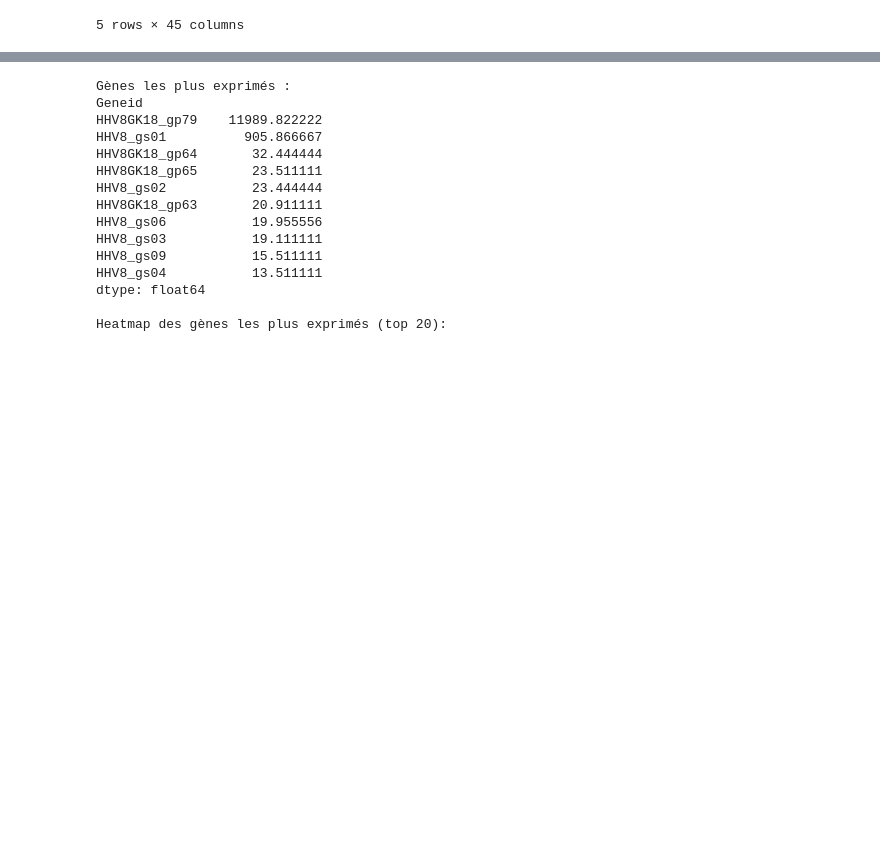
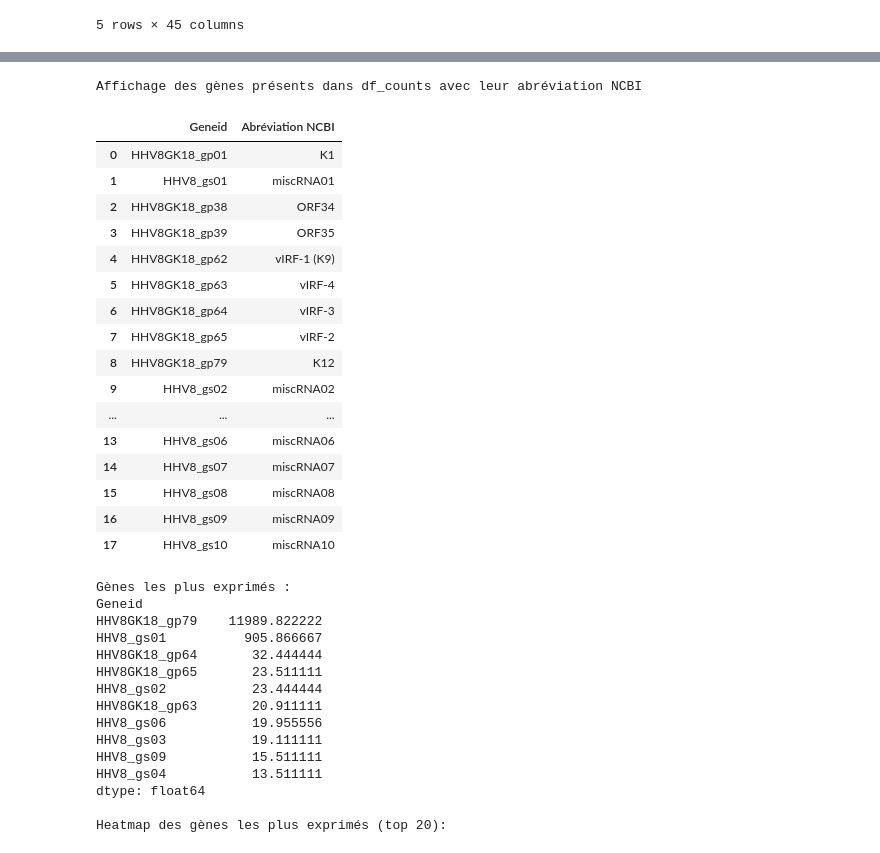
Before and after one commit to abdeljalil-senhaji/Project_HHV8, a Jupyter notebook: notebooks/differential_analysis_Featurecounts.ipynb, the cells around one changed output, grey strips where cells are left out. Drawn from its saved outputs; the diff is of its cells as text; code cells hidden in the pictures; blank space fills up the shorter version.

```diff
--- a/notebooks/differential_analysis_Featurecounts.ipynb
+++ b/notebooks/differential_analysis_Featurecounts.ipynb
@@ -107,4 +115,54 @@ Passing `palette` without assigning `hue` is deprecated and will be removed in v
 [figure]
+# %%
+# Dictionnaire : identifiant eeee abréviation/fonction
+print("Affichage des gènes présents dans df_counts avec leur abréviation NCBI")
+gene_abbr = {
+    "HHV8GK18_gp01": "K1",
+    "HHV8_gs01": "miscRNA01",
+    "HHV8GK18_gp39": "ORF35",
+    "HHV8GK18_gp38": "ORF34",
+    "HHV8GK18_gp62": "vIRF-1 (K9)",
+    "HHV8GK18_gp63": "vIRF-4",
+    "HHV8GK18_gp64": "vIRF-3",
+    "HHV8GK18_gp65": "vIRF-2",
+    "HHV8GK18_gp79": "K12",
+    "HHV8_gs02": "miscRNA02",
+    "HHV8_gs03": "miscRNA03",
+    "HHV8_gs04": "miscRNA04",
+    "HHV8_gs05": "miscRNA05",
+    "HHV8_gs06": "miscRNA06",
+    "HHV8_gs07": "miscRNA07",
+    "HHV8_gs08": "miscRNA08",
+    "HHV8_gs09": "miscRNA09",
+    "HHV8_gs10": "miscRNA10"
+}
+# Afficher tous les gènes présents dans df_counts avec leur abréviation
+gene_table = pd.DataFrame({
+    "Geneid": df_counts.index,
+    "Abréviation NCBI": [gene_abbr.get(g, "") for g in df_counts.index]
+})
+
+
+display(gene_table)
+# %% [output]
+Affichage des gènes présents dans df_counts avec leur abréviation NCBI
+|  | Geneid | Abréviation NCBI |
+| 0 | HHV8GK18_gp01 | K1 |
+| 1 | HHV8_gs01 | miscRNA01 |
+| 2 | HHV8GK18_gp38 | ORF34 |
+| 3 | HHV8GK18_gp39 | ORF35 |
+| 4 | HHV8GK18_gp62 | vIRF-1 (K9) |
+| 5 | HHV8GK18_gp63 | vIRF-4 |
+| 6 | HHV8GK18_gp64 | vIRF-3 |
+| 7 | HHV8GK18_gp65 | vIRF-2 |
+| 8 | HHV8GK18_gp79 | K12 |
+| 9 | HHV8_gs02 | miscRNA02 |
+| ... | ... | ... |
+| 13 | HHV8_gs06 | miscRNA06 |
+| 14 | HHV8_gs07 | miscRNA07 |
+| 15 | HHV8_gs08 | miscRNA08 |
+| 16 | HHV8_gs09 | miscRNA09 |
+| 17 | HHV8_gs10 | miscRNA10 |
 # %%
 # Moyenne d'expression par gène
 mean_expression = df_counts.mean(axis=1).sort_values(ascending=False)
```
Also changed, not shown: parts of 7 cells of this notebook, 2 other files.
